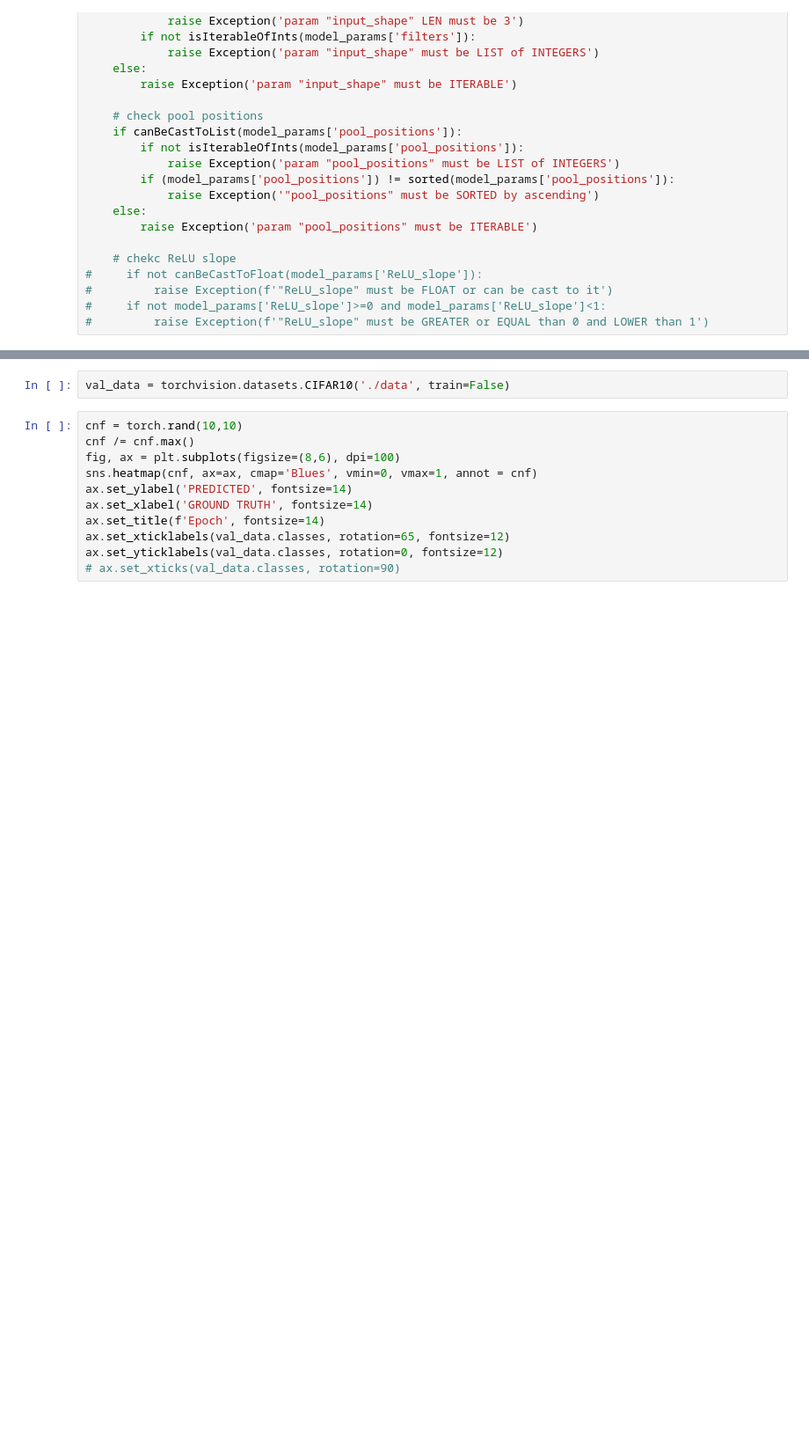
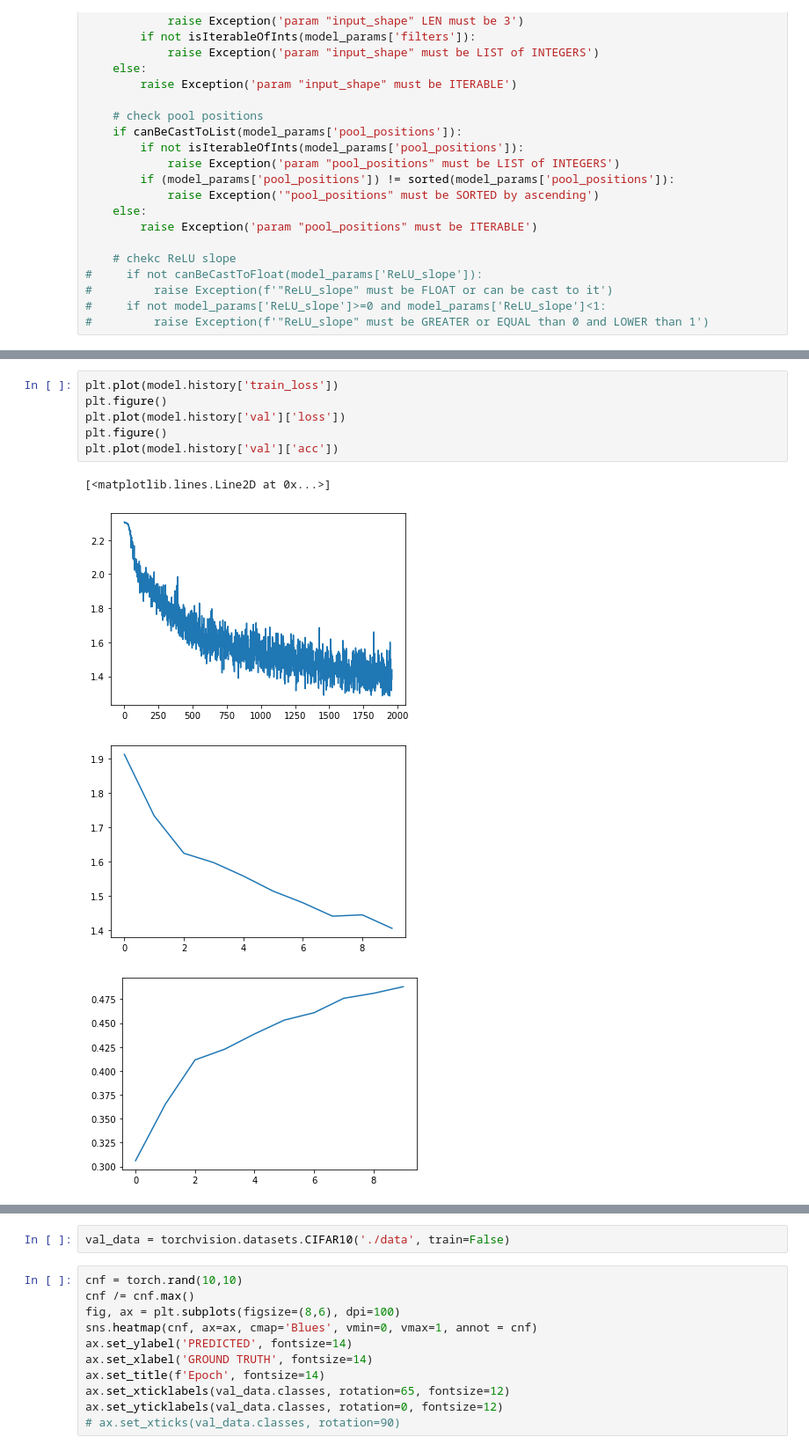
Before and after one commit to 7rick03ligh7/Adversarial_Normalization, a Jupyter notebook: ipynb_notebooks/vgglike.ipynb, the cells around one changed output, grey strips where cells are left out. Shown at 88% size. Saved outputs shown, nothing was run; the diff lists cells and outputs as text; blank space fills up the shorter version.

```diff
--- a/ipynb_notebooks/vgglike.ipynb
+++ b/ipynb_notebooks/vgglike.ipynb
@@ -658,0 +1045,11 @@ os.getcwd()
+# %%
+plt.plot(model.history['train_loss'])
+plt.figure()
+plt.plot(model.history['val']['loss'])
+plt.figure()
+plt.plot(model.history['val']['acc'])
+# %% [output]
+[<matplotlib.lines.Line2D at 0x...>]
+[figure, added]
+[figure, added]
+[figure, added]
```
Also changed, not shown: parts of 37 cells of this notebook, 2 other files.
